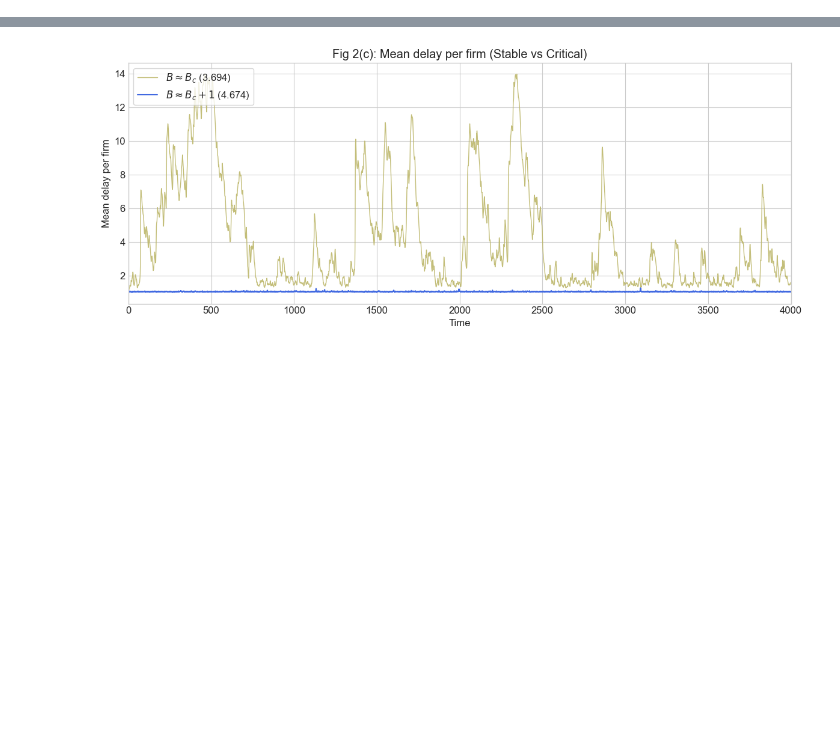
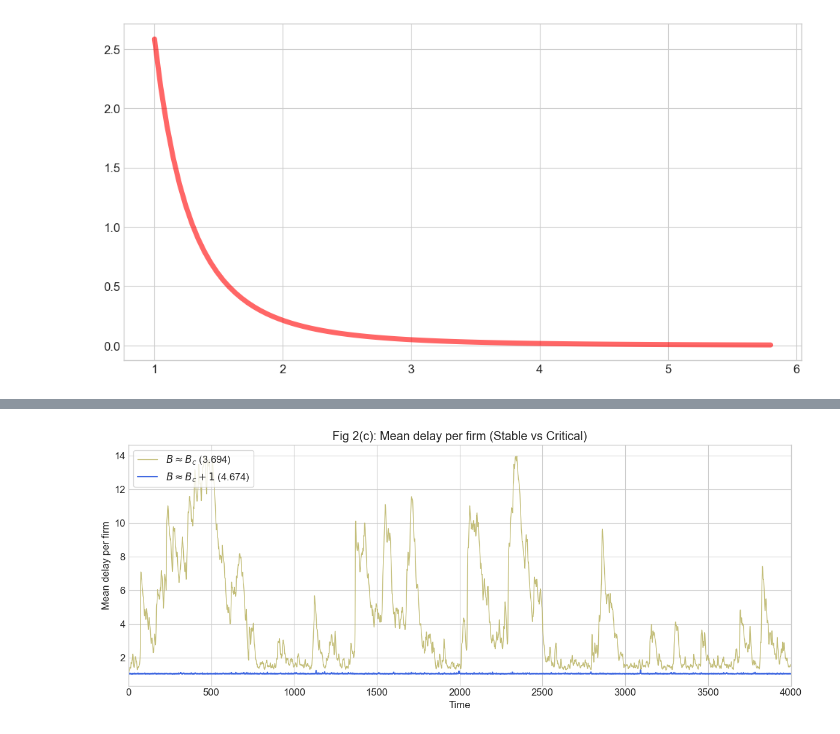
Before and after one commit to lschoonheid/CLS-7, a Jupyter notebook: my_tests.ipynb, the cells around one changed output, grey strips where cells are left out. Saved outputs shown, nothing was run; the diff lists cells and outputs as text; code cells hidden in the pictures; blank space fills up the shorter version.

```diff
--- a/my_tests.ipynb
+++ b/my_tests.ipynb
@@ -12,3 +12,17 @@ np.random.seed(42)
 plt.style.use('seaborn-v0_8-whitegrid')
 plt.rcParams['figure.figsize'] = (12, 6)
 plt.rcParams['font.size'] = 12
+# %%
+b = 2.62
+lb, ub = pareto.support(b)
+r = pareto.rvs(b=b,scale=8, size=1000)
+x = np.linspace(pareto.ppf(0.01, b),
+                pareto.ppf(0.99, b), 100)
+
+plt.plot(x, pareto.pdf(x, b),
+       'r-', lw=5, alpha=0.6, label='pareto pdf')
+# plt.hist(r, density=True, bins='auto', histtype='stepfilled', alpha=0.2)
+# plt.xlim([x[0], x[-1]])
+plt.show()
+# %% [output]
+[figure, added]
```
Also changed, not shown: parts of 5 cells of this notebook, 1 other file.
